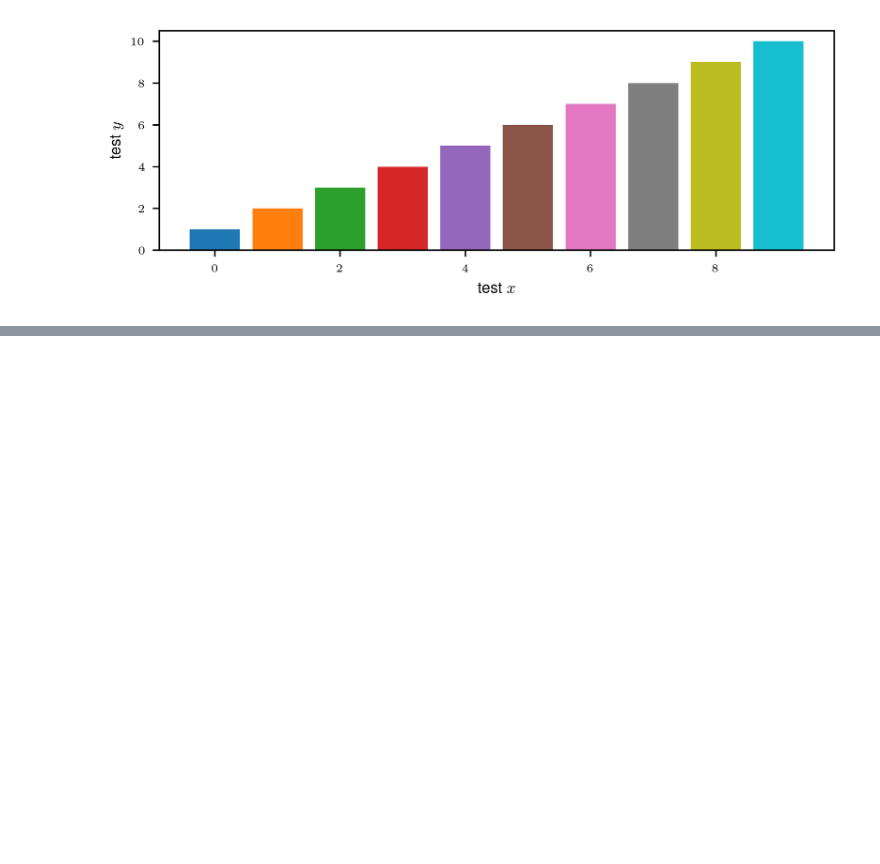
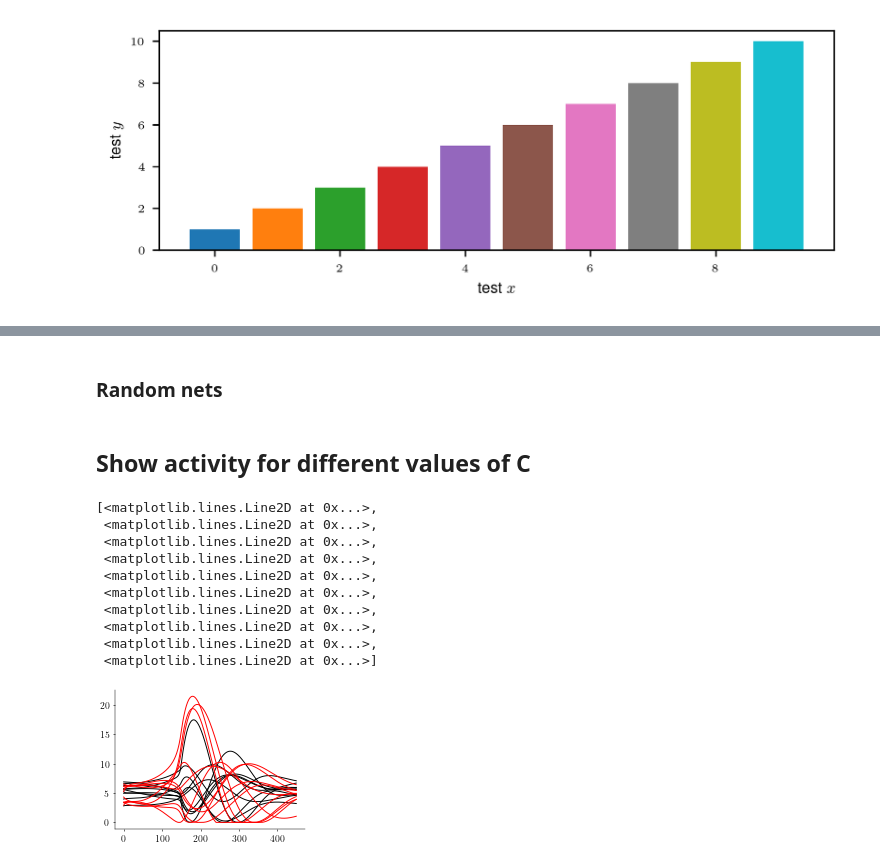
Before and after one commit to marineschimel/why-prep-2, a Jupyter notebook: notebooks/network_comp.ipynb, the cells around one changed output, grey strips where cells are left out. Cells and saved outputs as stored; diff of their text form; code cells hidden in the pictures; blank space fills up the shorter version.

```diff
--- a/notebooks/network_comp.ipynb
+++ b/notebooks/network_comp.ipynb
@@ -382,0 +535,2 @@ fig.savefig("fig_5.pdf", format = "pdf", bbox_inches='tight')
+# %% [markdown]
+### Random nets
@@ -382,0 +652,30 @@ fig.savefig("fig_5.pdf", format = "pdf", bbox_inches='tight')
+# %% [markdown]
+## Show activity for different values of C
+# %%
+targets = np.loadtxt(f"/home/mmcs3/rds/rds-t2-cs156-T7o4pEA8QoU/mmcs3/random_monkeys_random_lambda_2E-6/ramping_skew/seed_3_200_2_1._0.025/targets")
+
+def dir_c(rad_c):
+    return f"/home/mmcs3/rds/rds-t2-cs156-T7o4pEA8QoU/mmcs3/random_monkeys_random_lambda_2E-6/ramping_skew/seed_3_200_2_1._{rad_c}"
+
+def get_rates_c(rad):
+    d = dir_c(rad)
+    return np.loadtxt(f'{d}/rates_0_300')
+
+def get_mov_c(rad):
+    d = dir_c(rad)
+    return np.loadtxt(f'{d}/thetas_0_300')
+
+plt.plot(get_rates_c(0.025)[:,:10], 'k')
+plt.plot(get_rates_c(0.01)[:,:10], 'r')
+# %% [output]
+[<matplotlib.lines.Line2D at 0x...>,
+ <matplotlib.lines.Line2D at 0x...>,
+ <matplotlib.lines.Line2D at 0x...>,
+ <matplotlib.lines.Line2D at 0x...>,
+ <matplotlib.lines.Line2D at 0x...>,
+ <matplotlib.lines.Line2D at 0x...>,
+ <matplotlib.lines.Line2D at 0x...>,
+ <matplotlib.lines.Line2D at 0x...>,
+ <matplotlib.lines.Line2D at 0x...>,
+ <matplotlib.lines.Line2D at 0x...>]
+[figure, added]
```
Also changed, not shown: parts of 11 cells of this notebook, 37 other files.
